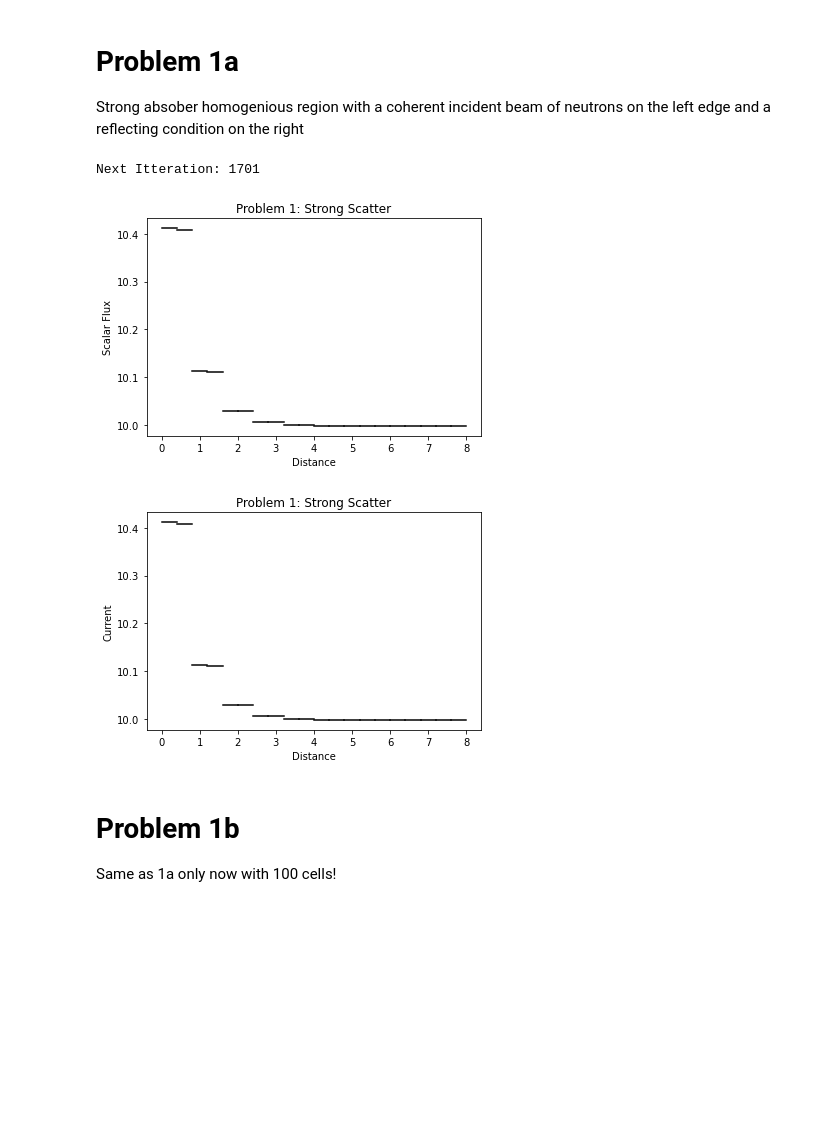
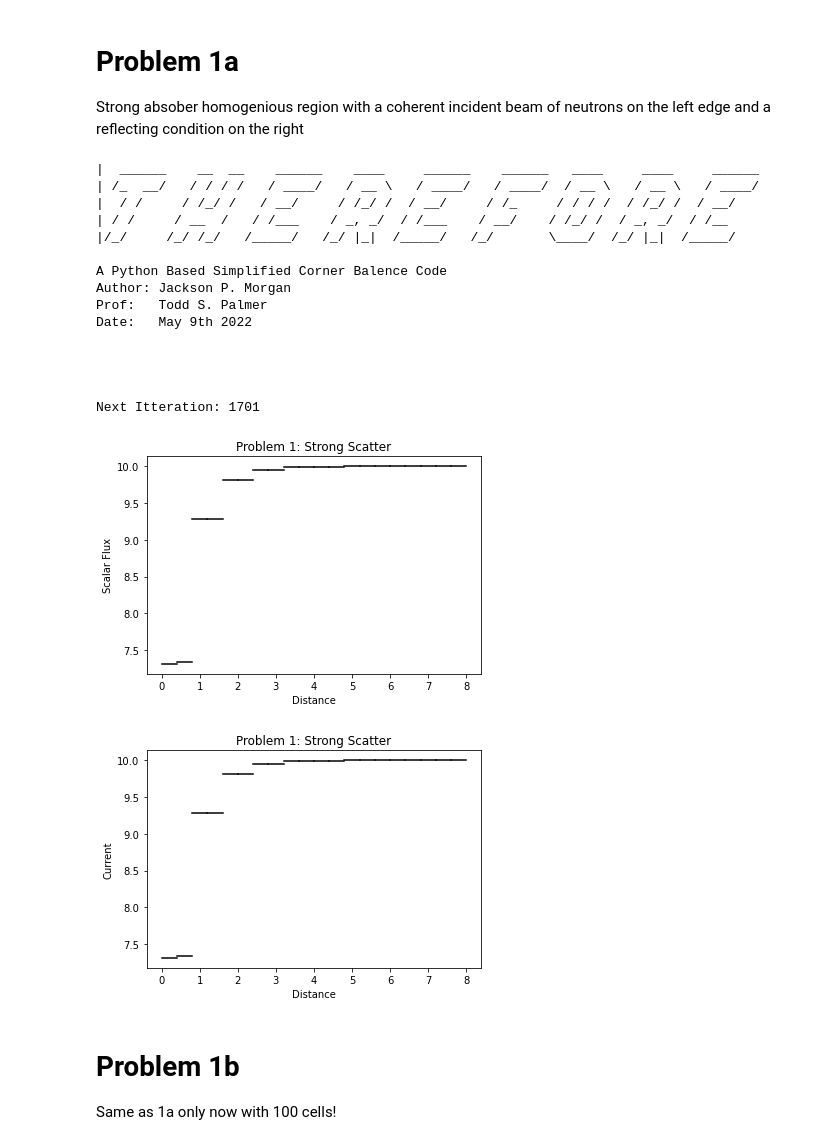
Before and after one commit to CEMeNT-PSAAP/Therefore, a Jupyter notebook: therefore_tests.ipynb, the cells around one changed output. Cells and saved outputs as stored; diff of their text form; code cells hidden in the pictures; blank space fills up the shorter version.

```diff
--- a/therefore_tests.ipynb
+++ b/therefore_tests.ipynb
@@ -191,37 +231,51 @@ xsec_scatter_mesh = scattering_xsec*np.ones(N_mesh, data_type)
 source_mesh = source*np.ones(N_mesh, data_type)
 
 sim_perams = {'data_type': data_type,
-              'N_angles': 4,
+              'N_angles': 80,
               'L': L,
               'N_mesh': N_mesh,
               'boundary_condition_left': 'incident_ani',
               'boundary_condition_right': 'reflecting',
               'left_in_mag': 10,
               'right_in_mag': 0,
               'left_in_angle': 1,
               'right_in_angle': 0}
 
 [scalar_flux, current] = therefore.SourceItteration(sim_perams, dx_mesh, xsec_mesh, xsec_scatter_mesh, source_mesh)
 
 X = np.linspace(0, 8, int(N_mesh*2+1))
 plt.figure(1)
 flatLinePlot(X, scalar_flux)
 plt.title('Problem 1: Strong Scatter')
 plt.xlabel('Distance')
 plt.ylabel('Scalar Flux')
 plt.show()
 
 X = np.linspace(0, 8, int(N_mesh*2+1))
 plt.figure(1)
 flatLinePlot(X, scalar_flux)
 plt.title('Problem 1: Strong Scatter')
 plt.xlabel('Distance')
 plt.ylabel('Current')
 plt.show()
 # %% [output]
+|  ______    __  __    ______    ____     ______    ______   ____     ____     ______
+| /_  __/   / / / /   / ____/   / __ \   / ____/   / ____/  / __ \   / __ \   / ____/
+|  / /     / /_/ /   / __/     / /_/ /  / __/     / /_     / / / /  / /_/ /  / __/
+| / /     / __  /   / /___    / _, _/  / /___    / __/    / /_/ /  / _, _/  / /__
+|/_/     /_/ /_/   /_____/   /_/ |_|  /_____/   /_/       \____/  /_/ |_|  /_____/
+
+A Python Based Simplified Corner Balence Code
+Author: Jackson P. Morgan
+Prof:   Todd S. Palmer
+Date:   May 9th 2022
+
+
+
+
 Next Itteration: 1701
-[figure, old version]
+[figure, new version]
-[figure, old version]
+[figure, new version]
 # %% [markdown]
 # Problem 1b
 
```
Also changed, not shown: parts of 5 cells of this notebook, 4 other files.
